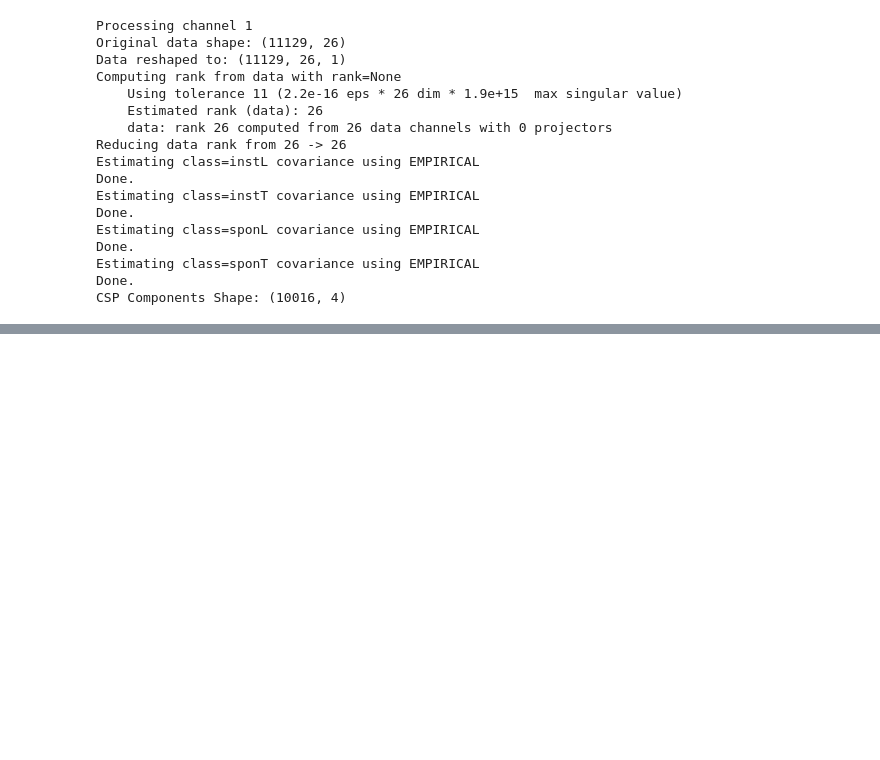
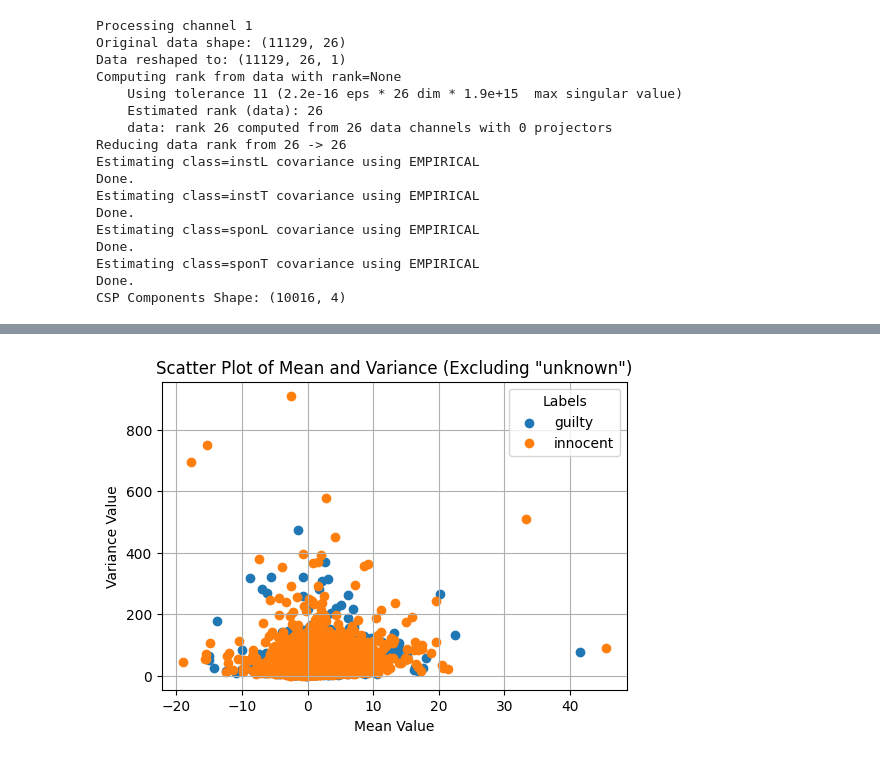
Before and after one commit to eldhosejoseph/thesis, a Jupyter notebook: BCI.ipynb, the cells around one changed output, grey strips where cells are left out. Drawn from its saved outputs; the diff is of its cells as text; code cells hidden in the pictures; blank space fills up the shorter version.

```diff
--- a/BCI.ipynb
+++ b/BCI.ipynb
@@ -1223,0 +1535,2 @@ CSP Components Shape: (10016, 4)
+# %%
+selected_channels=[i for i in range(1,31)]
@@ -1223,0 +1580,3 @@ CSP Components Shape: (10016, 4)
+# %%
+#df=create_dflist()  #for 4 class
+df=create_2dflist() #for 2 class
@@ -1223,0 +1676,4 @@ CSP Components Shape: (10016, 4)
+# %%
+plot_means_and_variance(df[18])
+# %% [output]
+[figure, added]
```
Also changed, not shown: parts of 18 cells of this notebook.
